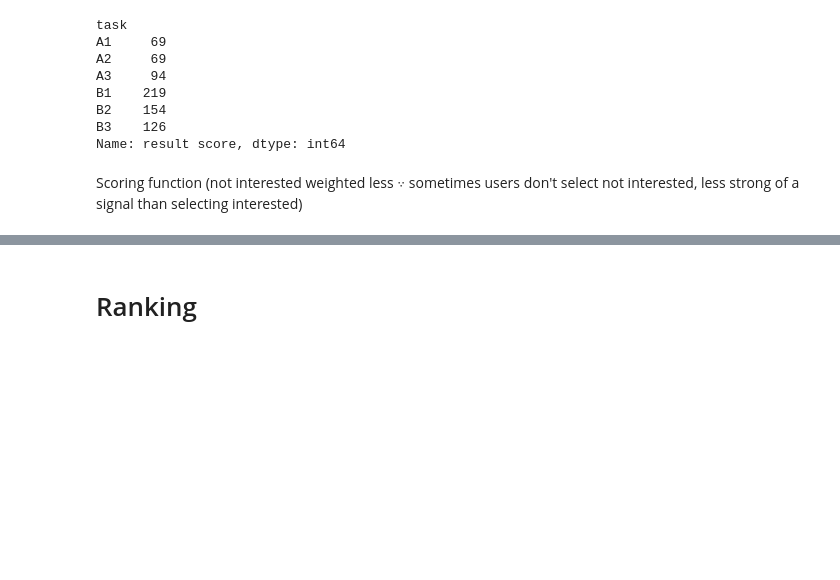
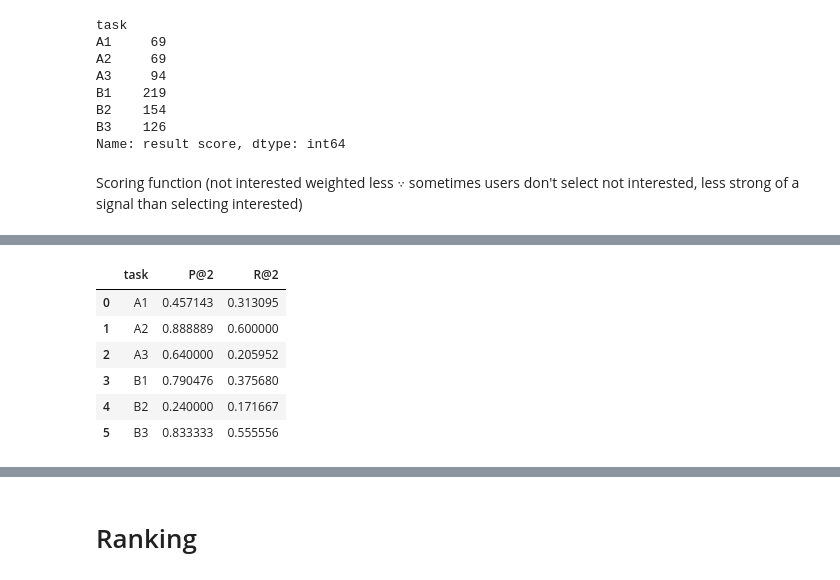
Before and after one commit to dorisjlee/viz-summarization, a Jupyter notebook: ipynb/User Study Results and Paper Statistics.ipynb, the cells around one changed output, grey strips where cells are left out. Cells and saved outputs as stored; diff of their text form; code cells hidden in the pictures; blank space fills up the shorter version.

```diff
--- a/ipynb/User Study Results and Paper Statistics.ipynb
+++ b/ipynb/User Study Results and Paper Statistics.ipynb
@@ -61,0 +101,10 @@ Name: result score, dtype: float64
+# %%
+compute_average_PR_at_k_over_all_data(2)
+# %% [output]
+|  | task | P@2 | R@2 |
+| 0 | A1 | 0.457143 | 0.313095 |
+| 1 | A2 | 0.888889 | 0.600000 |
+| 2 | A3 | 0.640000 | 0.205952 |
+| 3 | B1 | 0.790476 | 0.375680 |
+| 4 | B2 | 0.240000 | 0.171667 |
+| 5 | B3 | 0.833333 | 0.555556 |
```
Also changed, not shown: parts of 9 cells of this notebook.
